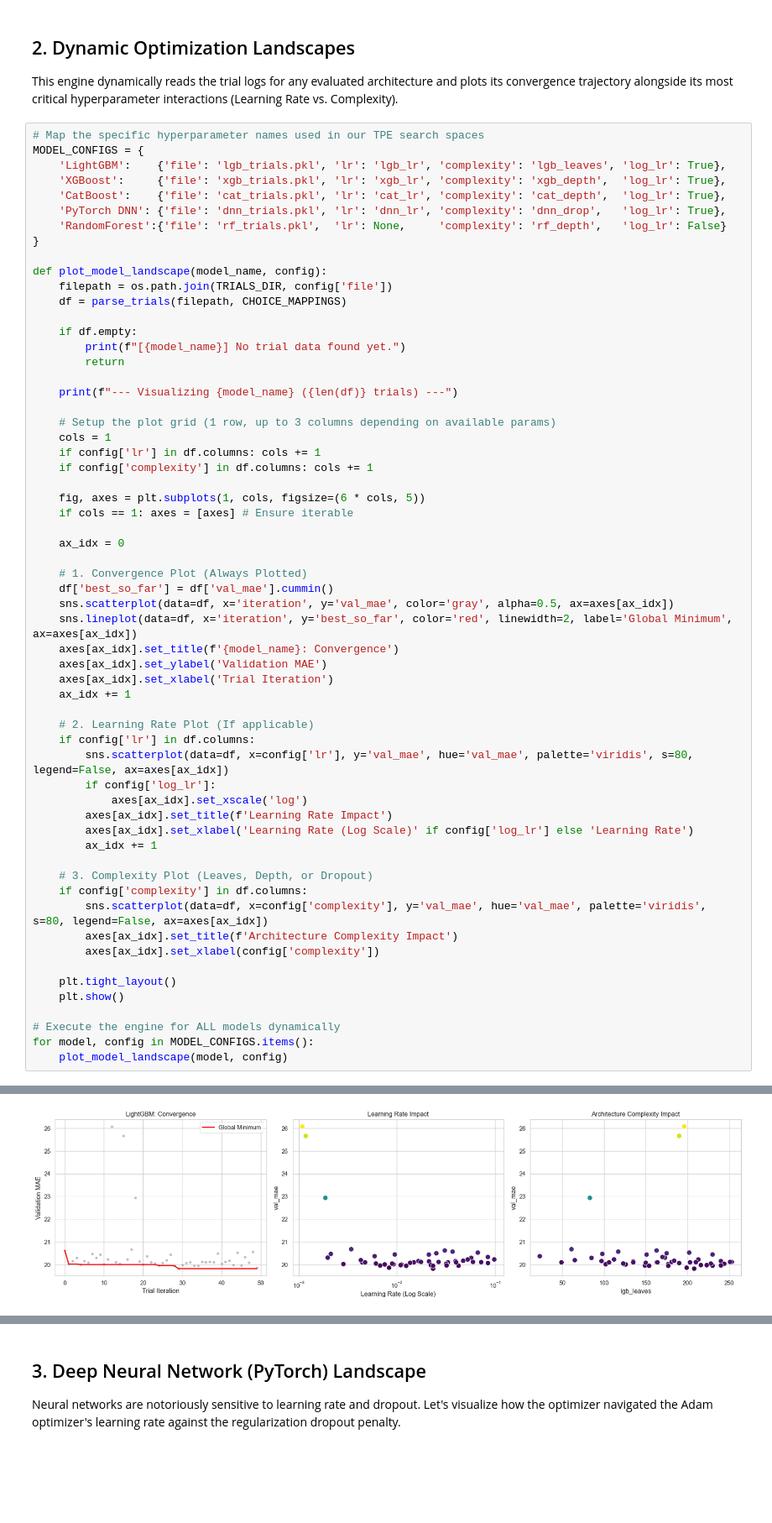
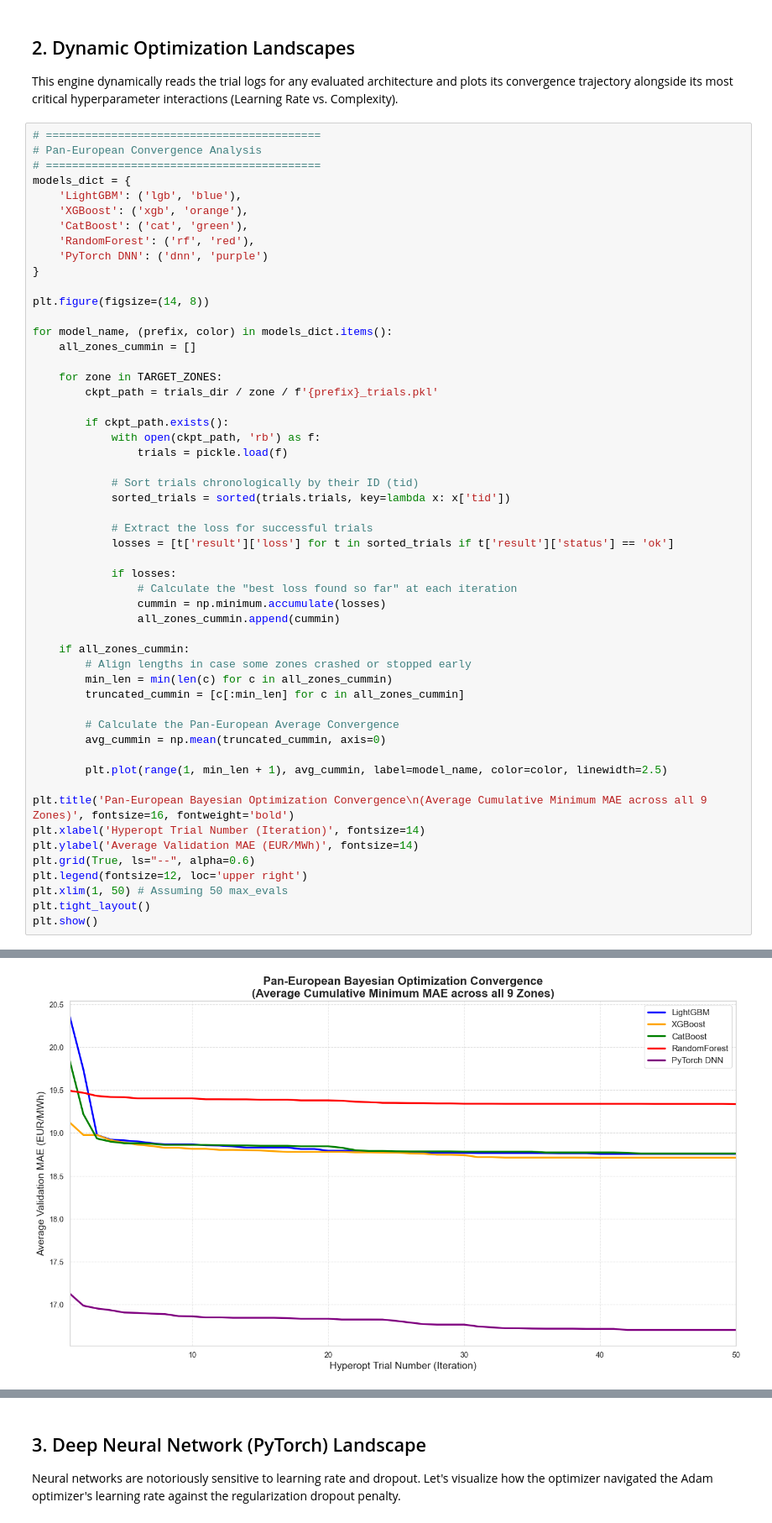
Before and after one commit to mathieucbd/incommodities-case-crunch-2026, a Jupyter notebook: notebooks/03_optimization_landscape.ipynb, the cells around one changed output, grey strips where cells are left out. Shown at 84% size. Saved outputs shown, nothing was run; the diff lists cells and outputs as text; blank space fills up the shorter version.

```diff
--- a/notebooks/03_optimization_landscape.ipynb
+++ b/notebooks/03_optimization_landscape.ipynb
@@ -81,63 +108,56 @@ if not lgb_df.empty:
 ## 2. Dynamic Optimization Landscapes
 This engine dynamically reads the trial logs for any evaluated architecture and plots its convergence trajectory alongside its most critical hyperparameter interactions (Learning Rate vs. Complexity).
 # %%
-# Map the specific hyperparameter names used in our TPE search spaces
-MODEL_CONFIGS = {
-    'LightGBM':    {'file': 'lgb_trials.pkl', 'lr': 'lgb_lr', 'complexity': 'lgb_leaves', 'log_lr': True},
-    'XGBoost':     {'file': 'xgb_trials.pkl', 'lr': 'xgb_lr', 'complexity': 'xgb_depth',  'log_lr': True},
-    'CatBoost':    {'file': 'cat_trials.pkl', 'lr': 'cat_lr', 'complexity': 'cat_depth',  'log_lr': True},
-    'PyTorch DNN': {'file': 'dnn_trials.pkl', 'lr': 'dnn_lr', 'complexity': 'dnn_drop',   'log_lr': True},
-    'RandomForest':{'file': 'rf_trials.pkl',  'lr': None,     'complexity': 'rf_depth',   'log_lr': False}
+# ==========================================
+# Pan-European Convergence Analysis
+# ==========================================
+models_dict = {
+    'LightGBM': ('lgb', 'blue'),
+    'XGBoost': ('xgb', 'orange'),
+    'CatBoost': ('cat', 'green'),
+    'RandomForest': ('rf', 'red'),
+    'PyTorch DNN': ('dnn', 'purple')
 }
 
-def plot_model_landscape(model_name, config):
-    filepath = os.path.join(TRIALS_DIR, config['file'])
-    df = parse_trials(filepath, CHOICE_MAPPINGS)
+plt.figure(figsize=(14, 8))
 
-    if df.empty:
-        print(f"[{model_name}] No trial data found yet.")
-        return
+for model_name, (prefix, color) in models_dict.items():
+    all_zones_cummin = []
 
-    print(f"--- Visualizing {model_name} ({len(df)} trials) ---")
+    for zone in TARGET_ZONES:
+        ckpt_path = trials_dir / zone / f'{prefix}_trials.pkl'
 
-    # Setup the plot grid (1 row, up to 3 columns depending on available params)
-    cols = 1
-    if config['lr'] in df.columns: cols += 1
-    if config['complexity'] in df.columns: cols += 1
+        if ckpt_path.exists():
+            with open(ckpt_path, 'rb') as f:
+                trials = pickle.load(f)
 
-    fig, axes = plt.subplots(1, cols, figsize=(6 * cols, 5))
-    if cols == 1: axes = [axes] # Ensure iterable
+            # Sort trials chronologically by their ID (tid)
+            sorted_trials = sorted(trials.trials, key=lambda x: x['tid'])
 
-    ax_idx = 0
+            # Extract the loss for successful trials
+            losses = [t['result']['loss'] for t in sorted_trials if t['result']['status'] == 'ok']
 
-    # 1. Convergence Plot (Always Plotted)
-    df['best_so_far'] = df['val_mae'].cummin()
-    sns.scatterplot(data=df, x='iteration', y='val_mae', color='gray', alpha=0.5, ax=axes[ax_idx])
-    sns.lineplot(data=df, x='iteration', y='best_so_far', color='red', linewidth=2, label='Global Minimum', ax=axes[ax_idx])
-    axes[ax_idx].set_title(f'{model_name}: Convergence')
-    axes[ax_idx].set_ylabel('Validation MAE')
-    axes[ax_idx].set_xlabel('Trial Iteration')
-    ax_idx += 1
+            if losses:
+                # Calculate the "best loss found so far" at each iteration
+                cummin = np.minimum.accumulate(losses)
+                all_zones_cummin.append(cummin)
 
-    # 2. Learning Rate Plot (If applicable)
-    if config['lr'] in df.columns:
-        sns.scatterplot(data=df, x=config['lr'], y='val_mae', hue='val_mae', palette='viridis', s=80, legend=False, ax=axes[ax_idx])
-        if config['log_lr']:
-            axes[ax_idx].set_xscale('log')
-        axes[ax_idx].set_title(f'Learning Rate Impact')
-        axes[ax_idx].set_xlabel('Learning Rate (Log Scale)' if config['log_lr'] else 'Learning Rate')
-        ax_idx += 1
+    if all_zones_cummin:
+        # Align lengths in case some zones crashed or stopped early
+        min_len = min(len(c) for c in all_zones_cummin)
+        truncated_cummin = [c[:min_len] for c in all_zones_cummin]
 
-    # 3. Complexity Plot (Leaves, Depth, or Dropout)
-    if config['complexity'] in df.columns:
-        sns.scatterplot(data=df, x=config['complexity'], y='val_mae', hue='val_mae', palette='viridis', s=80, legend=False, ax=axes[ax_idx])
-        axes[ax_idx].set_title(f'Architecture Complexity Impact')
-        axes[ax_idx].set_xlabel(config['complexity'])
+        # Calculate the Pan-European Average Convergence
+        avg_cummin = np.mean(truncated_cummin, axis=0)
 
-    plt.tight_layout()
-    plt.show()
+        plt.plot(range(1, min_len + 1), avg_cummin, label=model_name, color=color, linewidth=2.5)
 
-# Execute the engine for ALL models dynamically
-for model, config in MODEL_CONFIGS.items():
-    plot_model_landscape(model, config)
+plt.title('Pan-European Bayesian Optimization Convergence\n(Average Cumulative Minimum MAE across all 9 Zones)', fontsize=16, fontweight='bold')
+plt.xlabel('Hyperopt Trial Number (Iteration)', fontsize=14)
+plt.ylabel('Average Validation MAE (EUR/MWh)', fontsize=14)
+plt.grid(True, ls="--", alpha=0.6)
+plt.legend(fontsize=12, loc='upper right')
+plt.xlim(1, 50) # Assuming 50 max_evals
+plt.tight_layout()
+plt.show()
 # %% [output]
@@ -145 +164 @@ for model, config in MODEL_CONFIGS.items():
-[figure, old version]
+[figure, new version]
```
Also changed, not shown: parts of 4 cells of this notebook, 6 other files.
